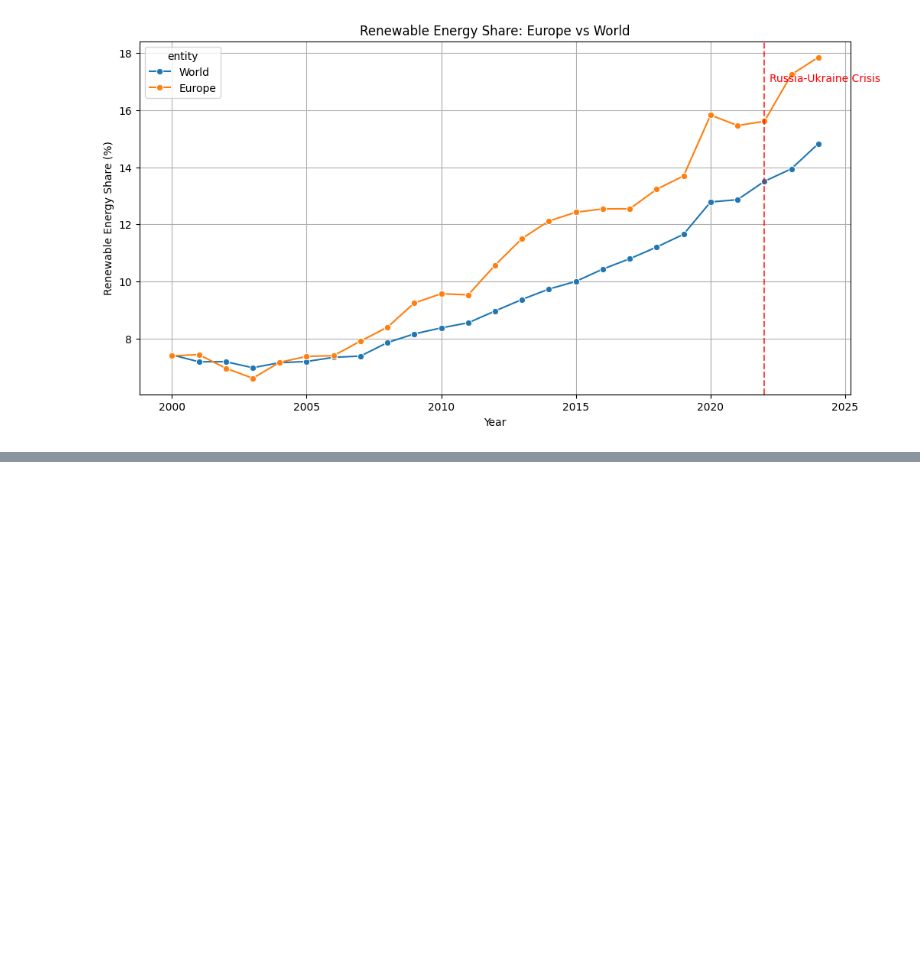
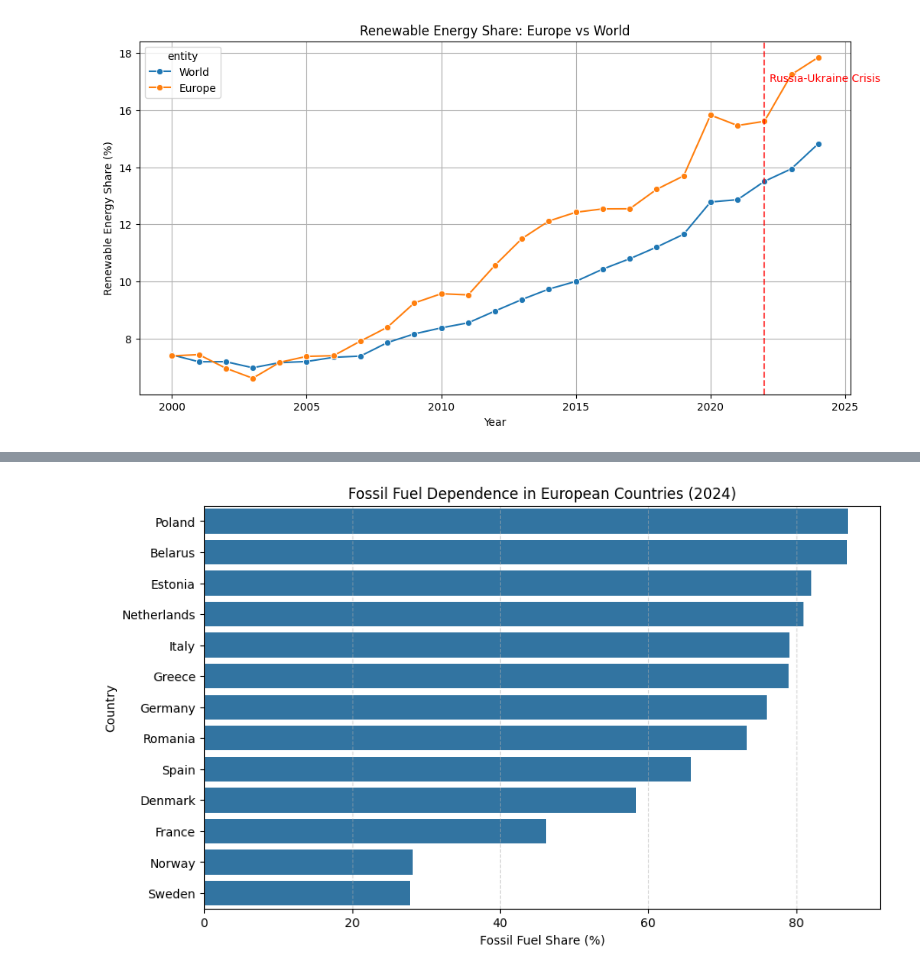
Before and after one commit to zidene306/mini_project_w3, a Jupyter notebook: renewable_energy_zhiwen_1.ipynb, the cells around one changed output, grey strips where cells are left out. Saved outputs shown, nothing was run; the diff lists cells and outputs as text; code cells hidden in the pictures; blank space fills up the shorter version.

```diff
--- a/renewable_energy_zhiwen_1.ipynb
+++ b/renewable_energy_zhiwen_1.ipynb
@@ -88,0 +170,67 @@ plt.show()
+# %%
+query="""
+SELECT
+    e.entity_name,
+    f.value AS fossil_share_2024
+
+FROM fact_energy f
+
+JOIN entity e
+    ON f.entity_id = e.entity_id
+
+JOIN year y
+    ON f.year_id = y.year_id
+
+JOIN indicator i
+    ON f.indicator_id = i.indicator_id
+
+WHERE y.year = 2024
+AND i.indicator_name = 'fossil_share_energy'
+
+AND e.entity_name IN (
+    'Germany',
+    'France',
+    'Spain',
+    'Italy',
+    'Poland',
+    'Denmark',
+    'Netherlands',
+    'Sweden',
+    'Norway',
+    'Greece',
+    'Romania',
+    'Belarus',
+    'Estonia'
+)
+
+ORDER BY fossil_share_2024 DESC;
+"""
+
+# Read SQL into dataframe
+df = pd.read_sql(query,con=engine)
+
+# Create figure
+plt.figure(figsize=(10,6))
+
+# Barplot
+sns.barplot(
+    data=df,
+    x='fossil_share_2024',
+    y='entity_name'
+)
+
+# Labels and title
+plt.xlabel('Fossil Fuel Share (%)')
+plt.ylabel('Country')
+
+plt.title(
+    'Fossil Fuel Dependence in European Countries (2024)'
+)
+
+# Grid
+plt.grid(axis='x', linestyle='--', alpha=0.5)
+
+# Show plot
+plt.show()
+# %% [output]
+[figure, added]
```
Also changed, not shown: parts of 2 cells of this notebook, 1 other file.
